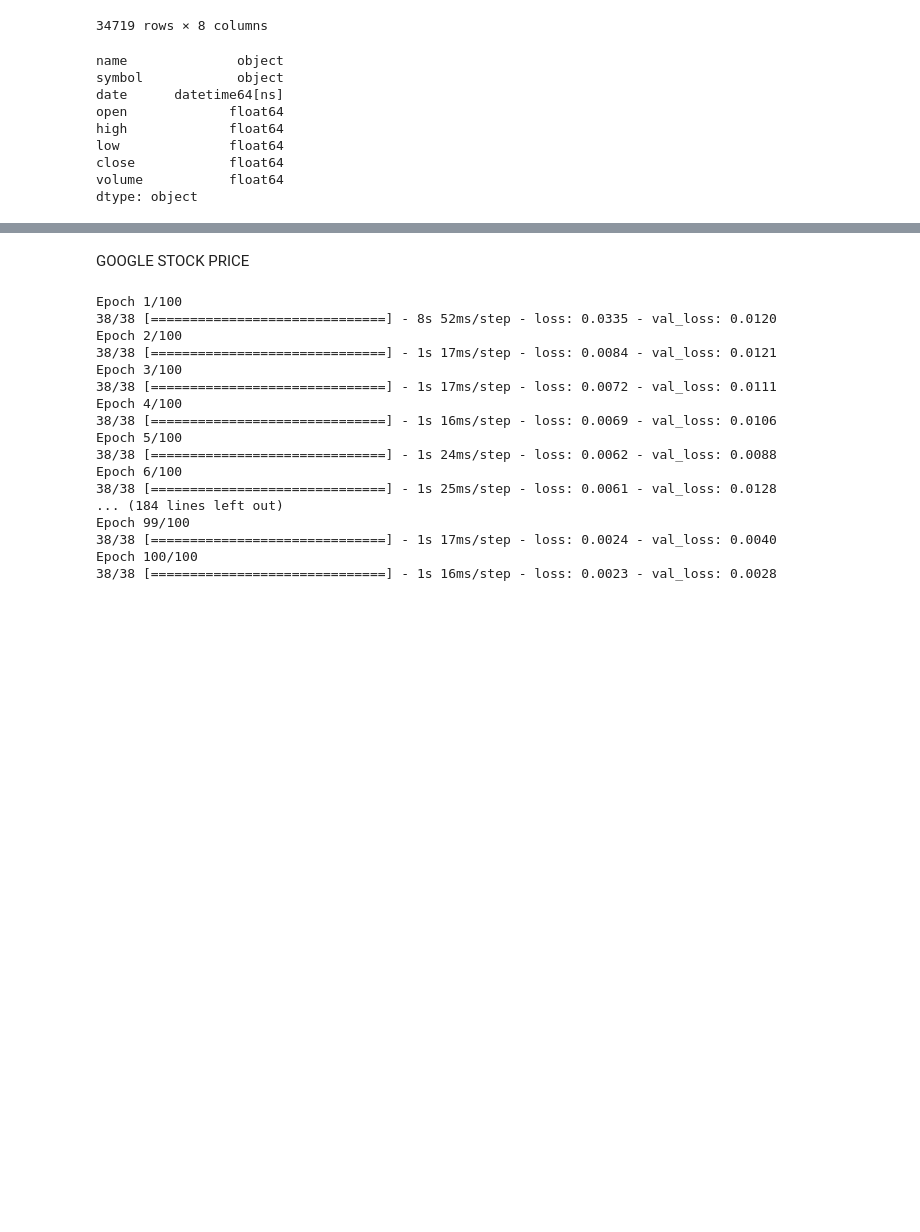
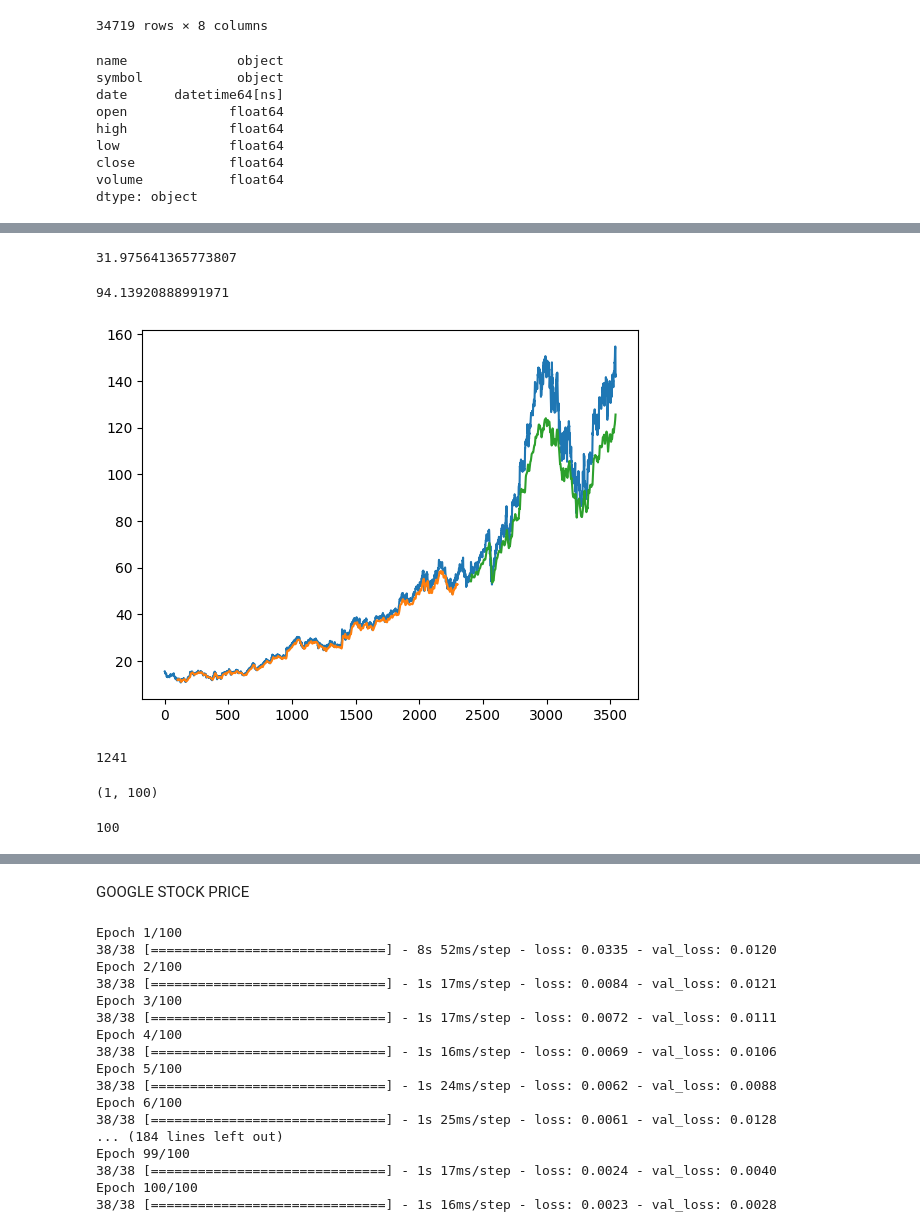
Before and after one commit to urusha-shrestha/stock_price_prediction, a Jupyter notebook: FinVest_Model.ipynb, the cells around one changed output, grey strips where cells are left out. Drawn from its saved outputs; the diff is of its cells as text; code cells hidden in the pictures; blank space fills up the shorter version.

Commit message:
Testing for prediction for next one day

```diff
--- a/FinVest_Model.ipynb
+++ b/FinVest_Model.ipynb
@@ -108,0 +166,4 @@ dtype: object
+# %%
+#reshaping input for lstm
+X_train = X_train.reshape(X_train.shape[0],X_train.shape[1],1)
+X_test=X_test.reshape(X_test.shape[0],X_test.shape[1],1)
@@ -108,0 +214,2 @@ dtype: object
+# %%
+regressor.fit(X_train,y_train,validation_data=(X_test,y_test),epochs=100,batch_size=64,verbose=1)
@@ -108,0 +235,3 @@ dtype: object
+# %%
+train_predict=regressor.predict(X_train)
+test_predict=regressor.predict(X_test)
@@ -108,0 +241,40 @@ dtype: object
+# %%
+train_predict=sc.inverse_transform(train_predict)
+test_predict=sc.inverse_transform(test_predict)
+# %%
+import math
+from sklearn.metrics import mean_squared_error
+math.sqrt(mean_squared_error(y_train,train_predict))
+# %% [output]
+31.975641365773807
+# %%
+math.sqrt(mean_squared_error(y_test,test_predict))
+# %% [output]
+94.13920888991971
+# %%
+### Plotting
+# shift train predictions for plotting
+look_back=100
+trainPredictPlot = np.empty_like(google_df)
+trainPredictPlot[:, :] = np.nan
+trainPredictPlot[look_back:len(train_predict)+look_back, :] = train_predict
+# shift test predictions for plotting
+testPredictPlot = np.empty_like(google_df)
+testPredictPlot[:, :] = np.nan
+testPredictPlot[len(train_predict)+(look_back*2)+1:len(google_df)-1, :] = test_predict
+# plot baseline and predictions
+plt.plot(sc.inverse_transform(google_df))
+plt.plot(trainPredictPlot)
+plt.plot(testPredictPlot)
+plt.show()
+# %% [output]
+[figure, added]
+# %%
+len(test_data)
+# %% [output]
+1241
+# %%
+x_input = test_data[1141:].reshape(1,-1)
+x_input.shape
+# %% [output]
+(1, 100)
@@ -108,0 +284,4 @@ dtype: object
+# %%
+len(temp_input)
+# %% [output]
+100
```
Also changed, not shown: parts of 24 cells of this notebook.
